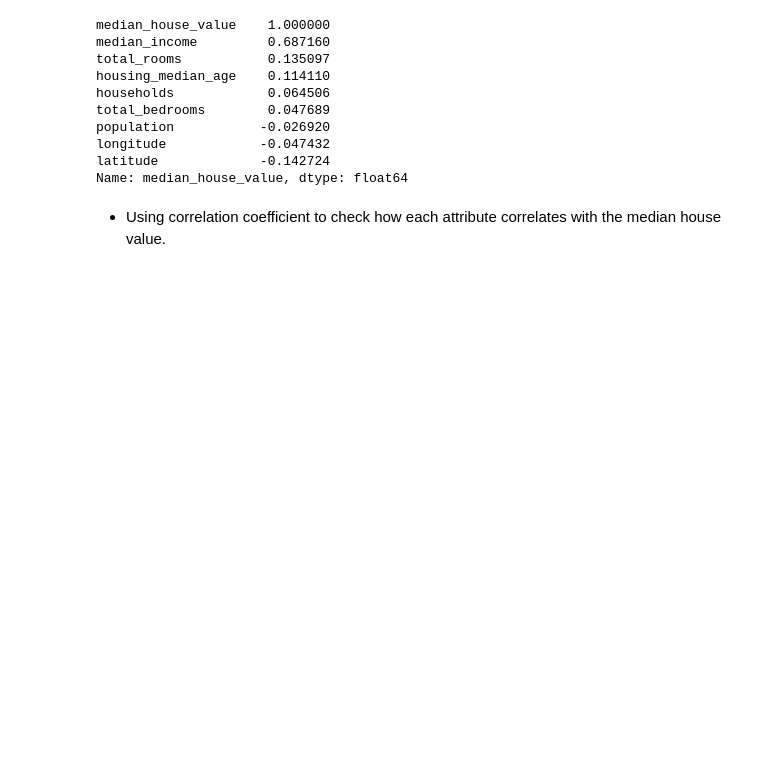
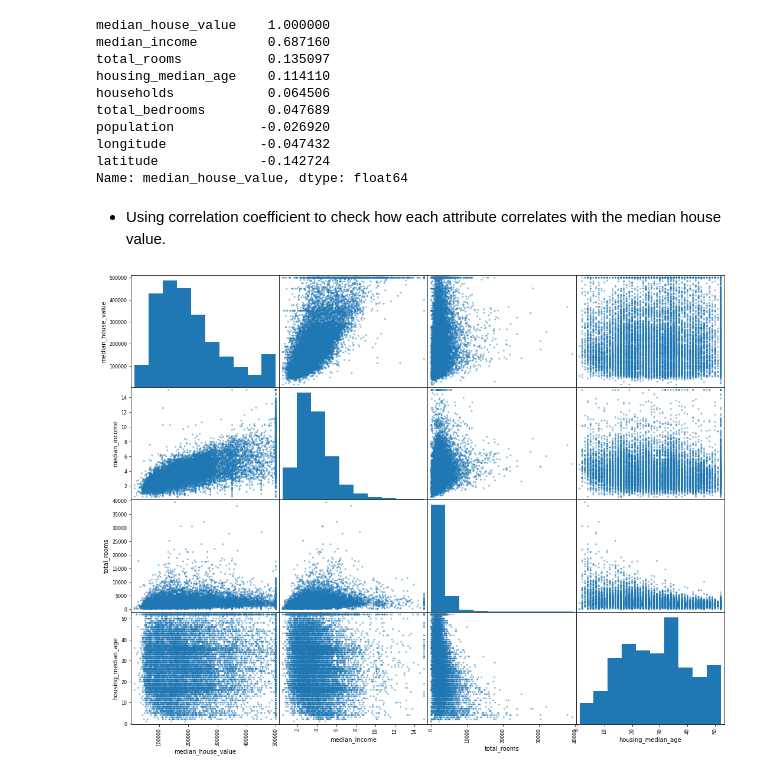
Before and after one commit to KaiFormosa/California_Housing_Price_Prediction, a Jupyter notebook: California_Housing_Price_Prediction.ipynb, the cells around one changed output. Cells and saved outputs as stored; diff of their text form; code cells hidden in the pictures; blank space fills up the shorter version.

```diff
--- a/California_Housing_Price_Prediction.ipynb
+++ b/California_Housing_Price_Prediction.ipynb
@@ -182,3 +183,9 @@ latitude             -0.142724
 Name: median_house_value, dtype: float64
 # %% [markdown]
 - Using correlation coefficient to check how each attribute correlates with the median house value.
+# %%
+attributes = ['median_house_value', 'median_income', 'total_rooms', 'housing_median_age']
+
+scatter_matrix(strat_train_set[attributes], figsize=(18, 14));
+# %% [output]
+[figure, added]
```
Also changed, not shown: parts of 3 cells of this notebook.
